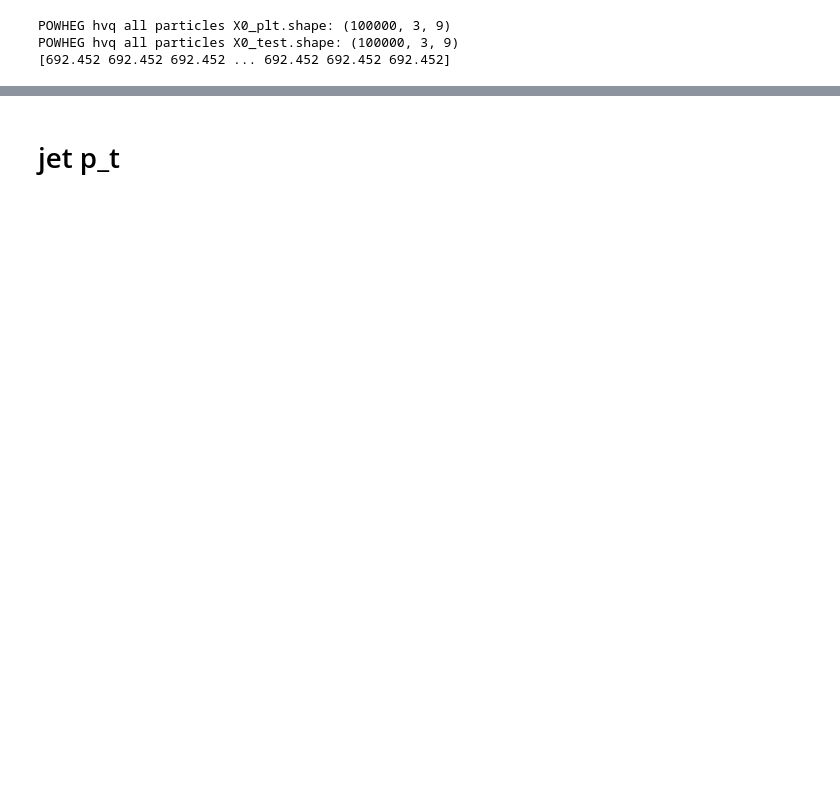
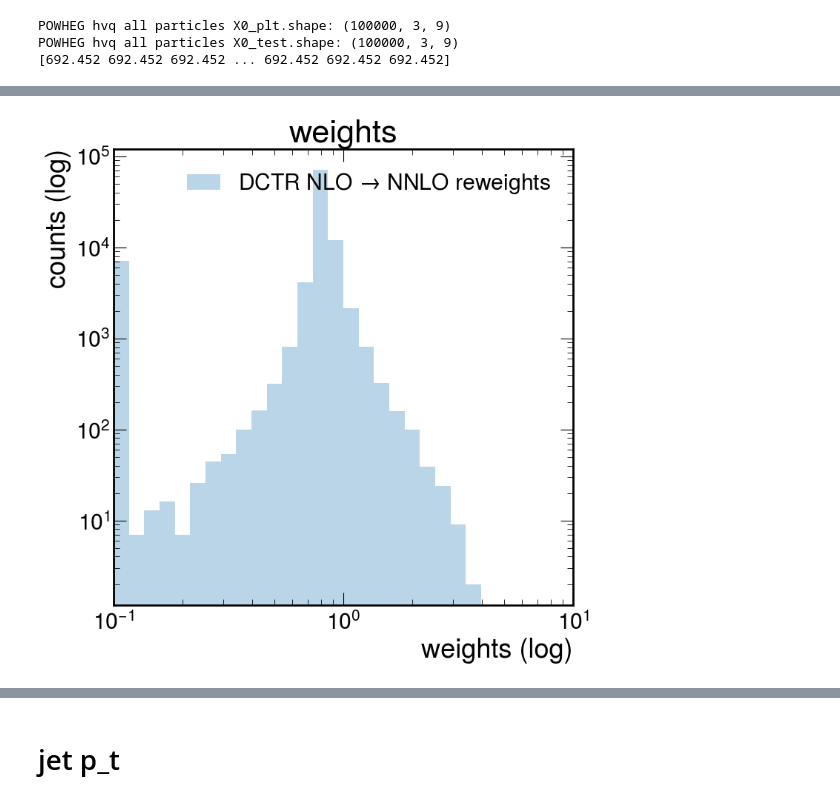
Before and after one commit to finnpuschmann/DCTR_FP, a Jupyter notebook: 20240603_shower_jets/DCTR_jets_notebook.ipynb, the cells around one changed output, grey strips where cells are left out. Saved outputs shown, nothing was run; the diff lists cells and outputs as text; code cells hidden in the pictures; blank space fills up the shorter version.

```diff
--- a/20240603_shower_jets/DCTR_jets_notebook.ipynb
+++ b/20240603_shower_jets/DCTR_jets_notebook.ipynb
@@ -230 +228,16 @@ print(gc.collect())
+# %%
+# calculate weights from DCTR
+model = '../20240521_showered_new/train_20240522/super_epoch_6/run_0/s-6_b-131072_r-0.tf' # path to previously trained model (in .tf format (folder)) for showered events
+
+# calculate rwgt
+with tf.device('CPU'):
+    dctr_rwgt_test = DCTR.get_rwgt([model], X0_test) # .tf models also include network architecture. get_rwgt() sets up the network for the (list of) models, then calls predict_weights() like in DCTR_notebook_OLD_14-to-13TeV notebook
+# plot and check dctr rwgt
+wgts_plot_test = [(dctr_rwgt[0], r'DCTR NLO $\to$ NNLO reweights')]
+DCTR.plot_weights(wgts_plot_test, start = 0.1, stop = 10)
+
+# apply orginal generator weights to rwgt
+rwgt_test = np.multiply(dctr_rwgt[0], X0_plt_wgt)
+# %% [output]
+[figure, added]
 # %%
```
Also changed, not shown: parts of 13 cells of this notebook, 5 other files.
